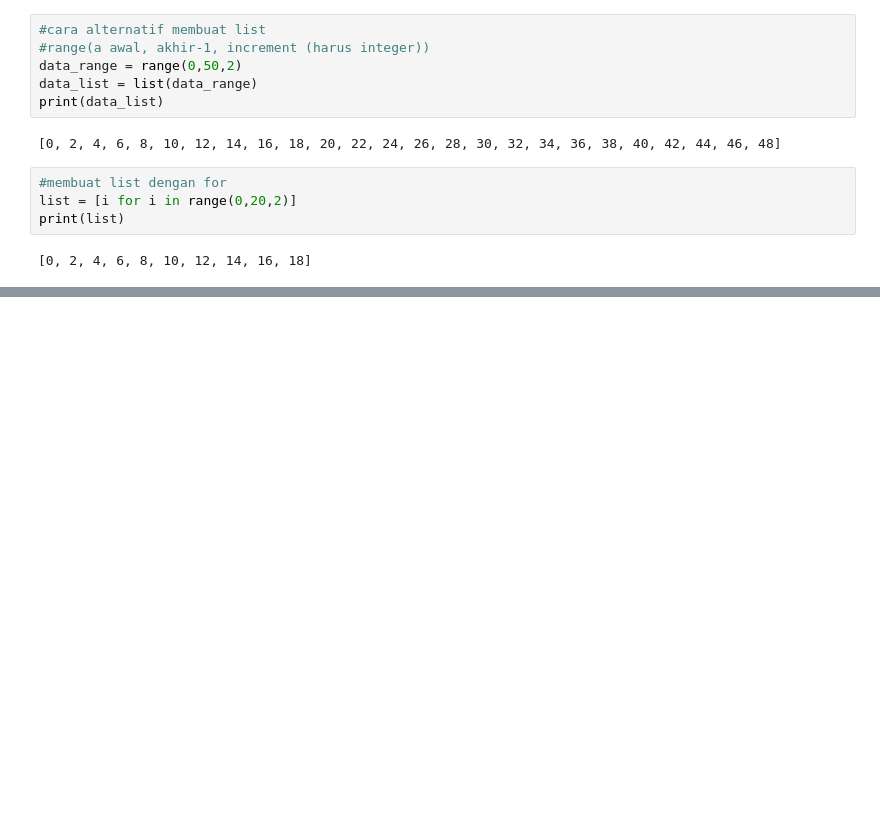
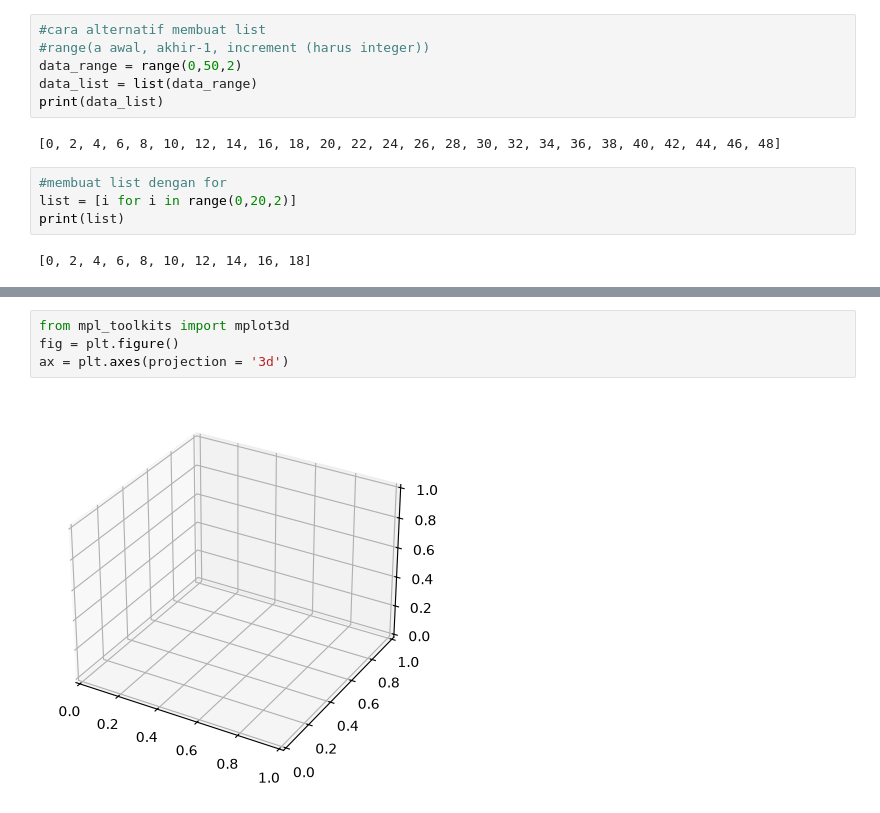
Before and after one commit to MonicaPanjaitan07/KECERDASAN-BUATAN, a Jupyter notebook: test.ipynb, the cells around one changed output, grey strips where cells are left out. Cells and saved outputs as stored; diff of their text form; blank space fills up the shorter version.

```diff
--- a/test.ipynb
+++ b/test.ipynb
@@ -127,0 +703,6 @@ list 3: [1, 3, 5, 7, 9, 11, 13, 15, 17, 19]
+# %%
+from mpl_toolkits import mplot3d
+fig = plt.figure()
+ax = plt.axes(projection = '3d')
+# %% [output]
+[figure, added]
```
Also changed, not shown: parts of 50 cells of this notebook.
